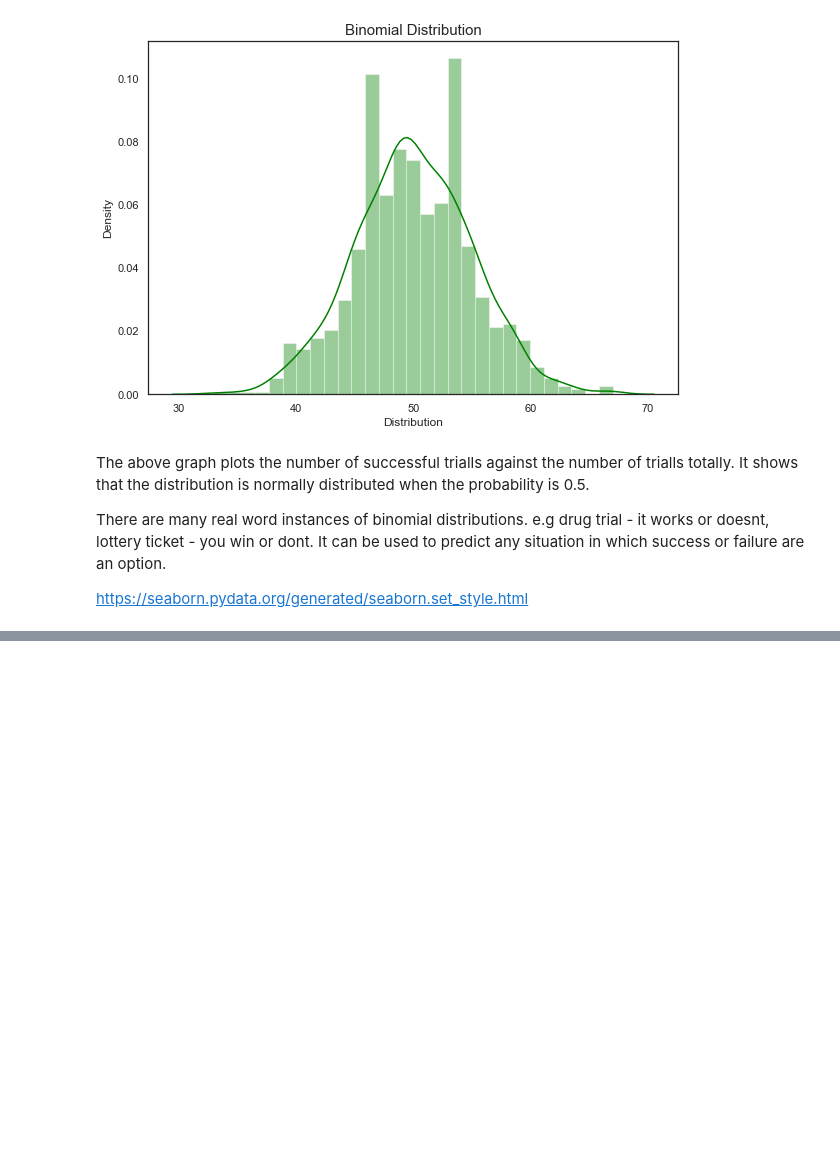
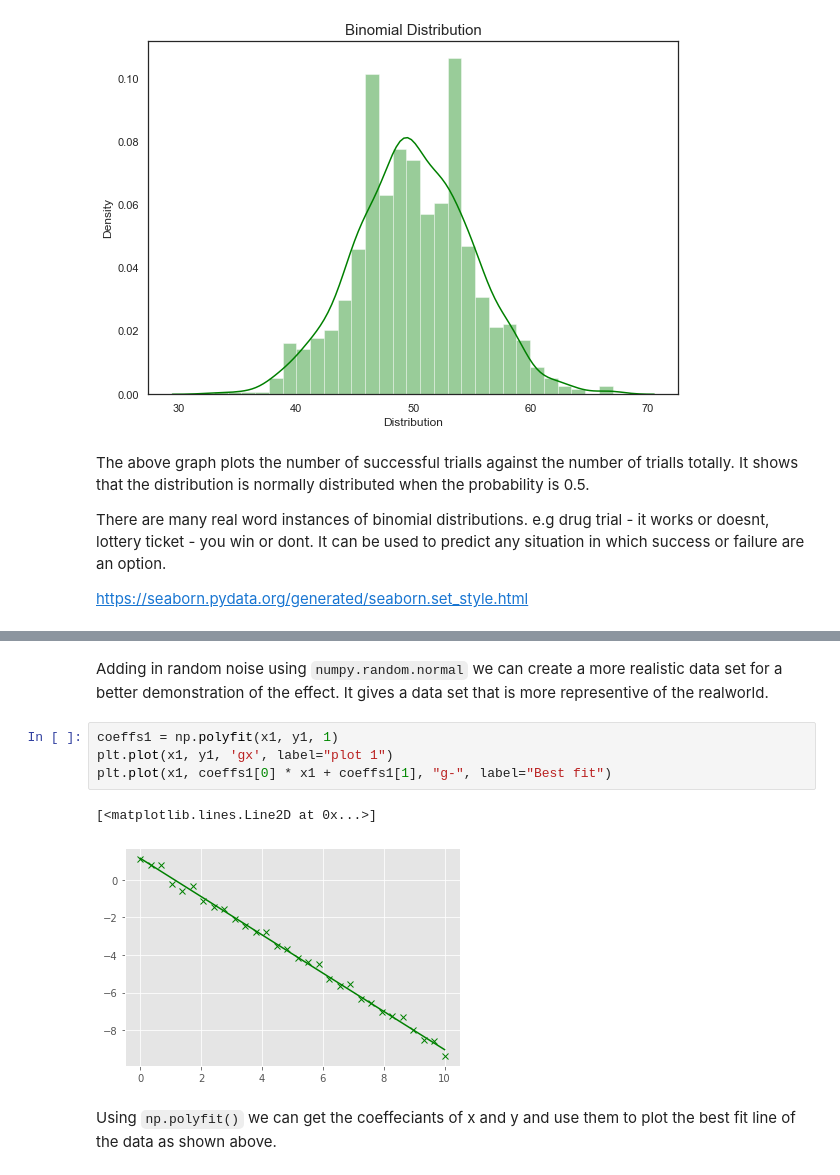
Before and after one commit to eoinlees/FofDA-assessment-2020, a Jupyter notebook: Tasks 2020.ipynb, the cells around one changed output, grey strips where cells are left out. Cells and saved outputs as stored; diff of their text form; blank space fills up the shorter version.

```diff
--- a/Tasks 2020.ipynb
+++ b/Tasks 2020.ipynb
@@ -299,0 +343,11 @@ plt.show()
+# %% [markdown]
+Adding in random noise using `numpy.random.normal` we can create a more realistic data set for a better demonstration of the effect. It gives a data set that is more representive of the realworld.
+# %%
+coeffs1 = np.polyfit(x1, y1, 1)
+plt.plot(x1, y1, 'gx', label="plot 1")
+plt.plot(x1, coeffs1[0] * x1 + coeffs1[1], "g-", label="Best fit")
+# %% [output]
+[<matplotlib.lines.Line2D at 0x...>]
+[figure, added]
+# %% [markdown]
+Using `np.polyfit()` we can get the coeffeciants of x and y and use them to plot the best fit line of the data as shown above.
```
Also changed, not shown: parts of 20 cells of this notebook.
